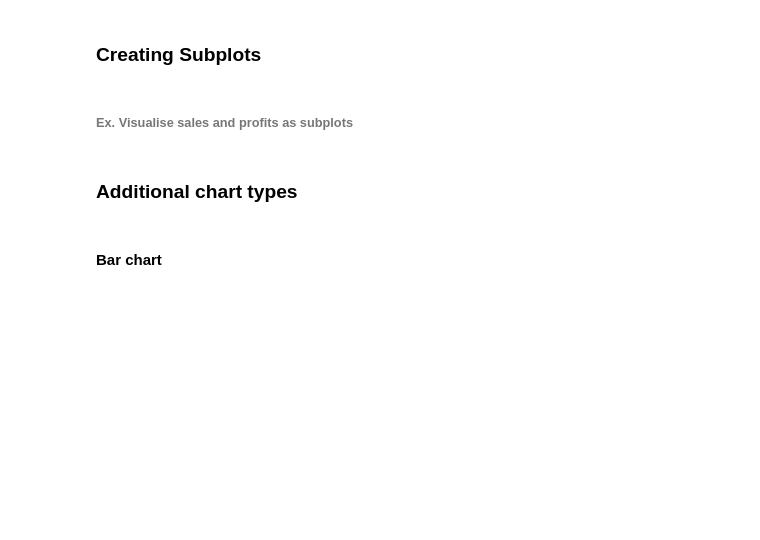
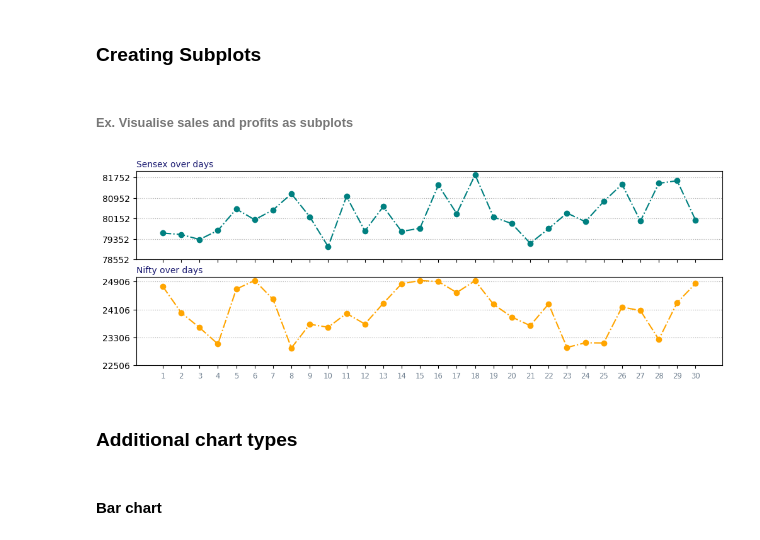
Before and after one commit to knowledge-corner/Optum_Global_nov_24, a Jupyter notebook: Day - 1.ipynb, the cells around one changed output. Cells and saved outputs as stored; diff of their text form; code cells hidden in the pictures; blank space fills up the shorter version.

```diff
--- a/Day - 1.ipynb
+++ b/Day - 1.ipynb
@@ -1275,3 +1316,22 @@ nifty = np.random.randint(23000, 25000, size = 30)
 ### Creating Subplots
 # %% [markdown]
 ###### Ex. Visualise sales and profits as subplots
+# %%
+fig, axes = plt.subplots(nrows=2, figsize = (12, 4), sharex=True)
+axes[0].plot(dates, sensex, color = "teal", marker = "o", ls = "-.")
+axes[1].plot(dates, nifty, color = "orange", marker = "o", ls = "-.")
+
+axes[0].set_title("Sensex over days", loc = "left", pad = 5, color = "midnightblue", size = "medium")
+axes[1].set_title("Nifty over days", loc = "left", pad = 5, color = "midnightblue", size = "medium")
+
+axes[0].grid(axis="y", ls = ":")
+axes[1].grid(axis="y", ls = ":")
+
+axes[1].set_xticks(dates, range(1, 31), color = "slategray", size = "small")
+
+axes[0].set_yticks(range(sensex.min()-500, sensex.max()+500, 800))
+axes[1].set_yticks(range(nifty.min()-500, nifty.max()+500, 800))
+
+plt.savefig("fig.png")
+# %% [output]
+[figure, added]
```
Also changed, not shown: parts of 4 cells of this notebook, 1 other file.
